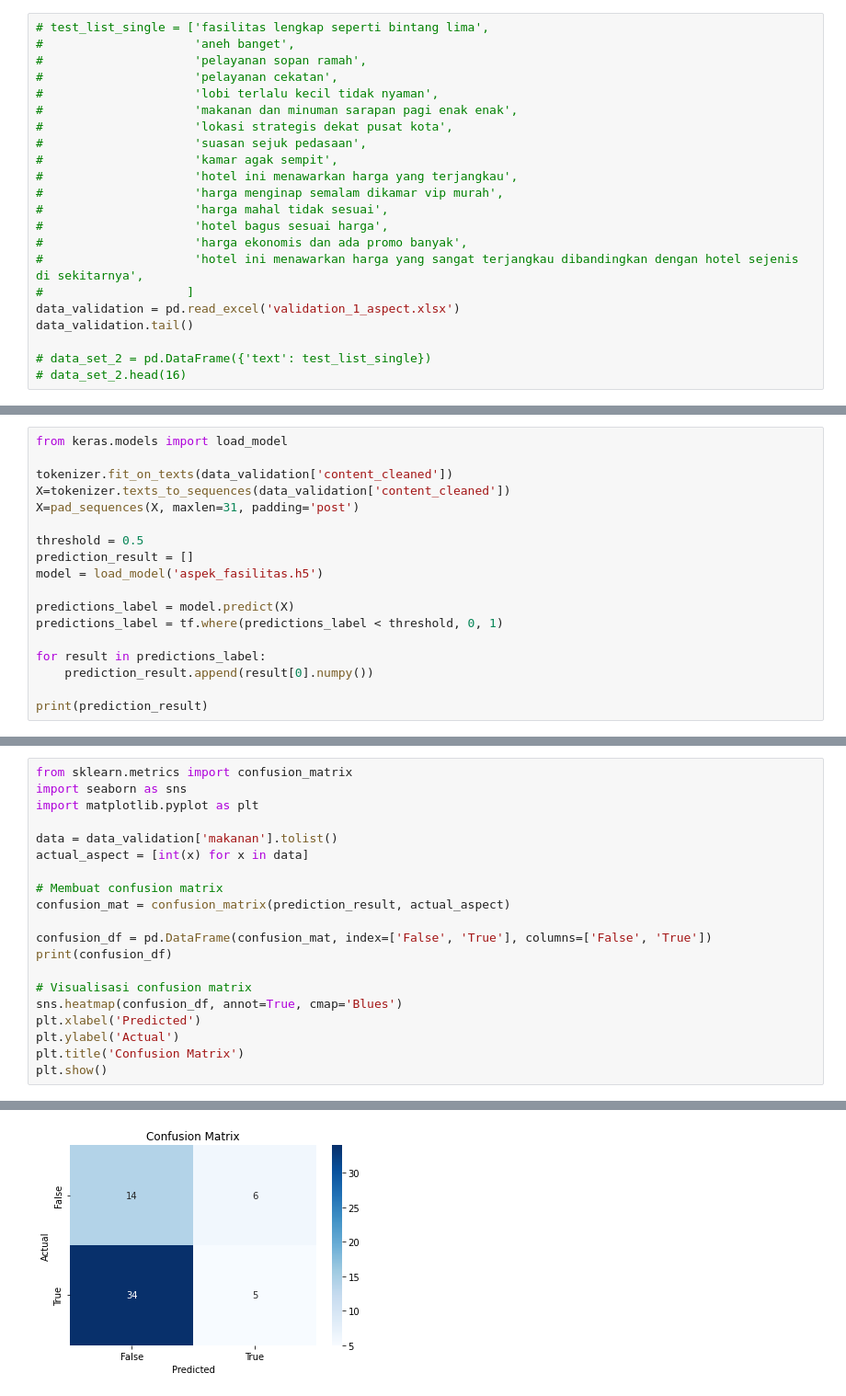
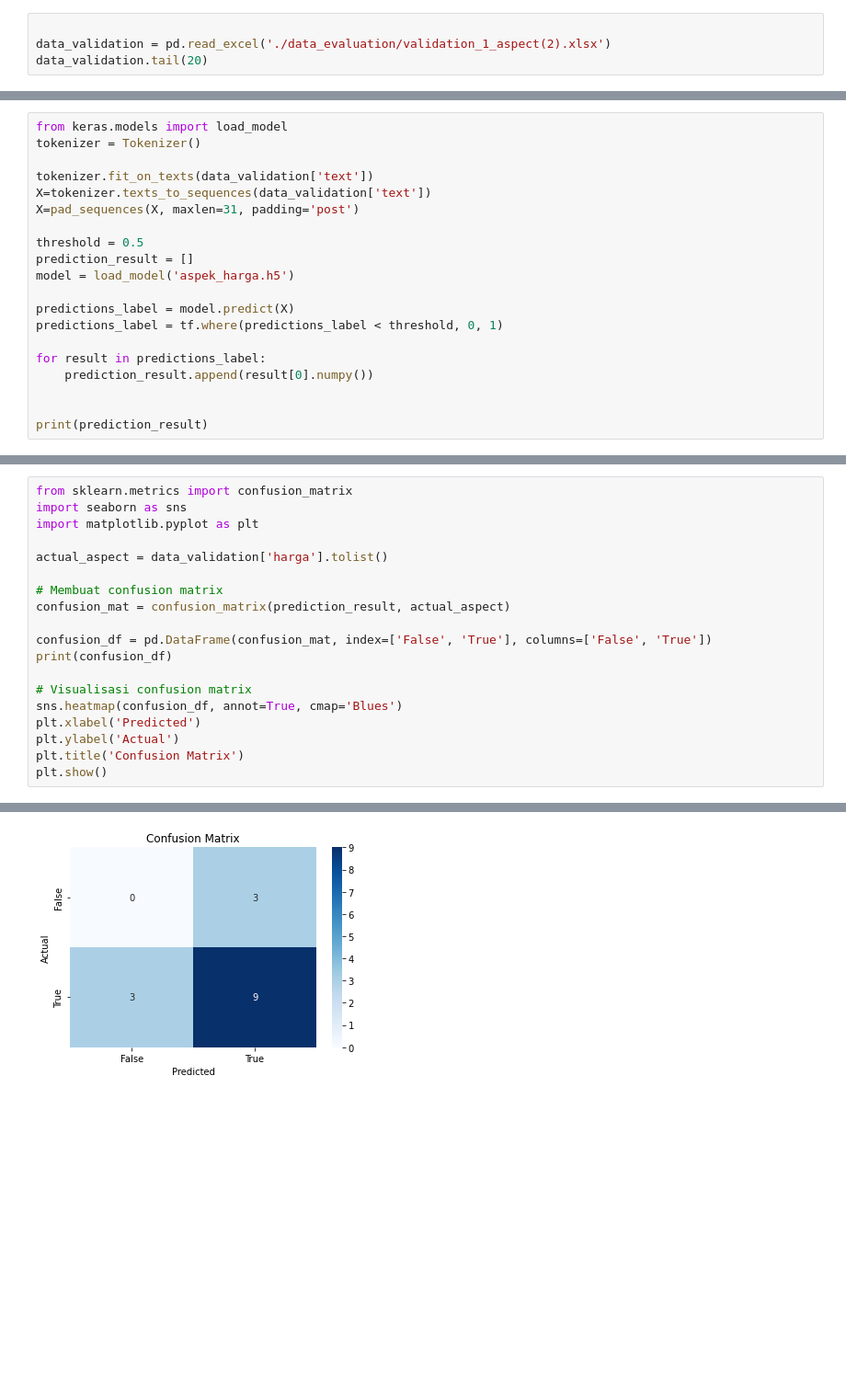
Before and after one commit to windiastri/multi-aspect-analysis, a Jupyter notebook: validate-single-aspect.ipynb, the cells around one changed output, grey strips where cells are left out. Shown at 92% size. Cells and saved outputs as stored; diff of their text form; blank space fills up the shorter version.

Commit message:
add data evaluation and fix training model flow

```diff
--- a/validate-single-aspect.ipynb
+++ b/validate-single-aspect.ipynb
@@ -12,24 +10,6 @@ tokenizer=Tokenizer()
 # %%
-# test_list_single = ['fasilitas lengkap seperti bintang lima',
-#                     'aneh banget',
-#                     'pelayanan sopan ramah',
-#                     'pelayanan cekatan',
-#                     'lobi terlalu kecil tidak nyaman',
-#                     'makanan dan minuman sarapan pagi enak enak',
-#                     'lokasi strategis dekat pusat kota',
-#                     'suasan sejuk pedasaan',
-#                     'kamar agak sempit',
-#                     'hotel ini menawarkan harga yang terjangkau',
-#                     'harga menginap semalam dikamar vip murah',
-#                     'harga mahal tidak sesuai',
-#                     'hotel bagus sesuai harga',
-#                     'harga ekonomis dan ada promo banyak',
-#                     'hotel ini menawarkan harga yang sangat terjangkau dibandingkan dengan hotel sejenis di sekitarnya',
-#                    ]
-data_validation = pd.read_excel('validation_1_aspect.xlsx')
-data_validation.tail()
 
-# data_set_2 = pd.DataFrame({'text': test_list_single})
-# data_set_2.head(16)
+data_validation = pd.read_excel('./data_evaluation/validation_1_aspect(2).xlsx')
+data_validation.tail(20)
 # %% [output]
 |  | text | makanan | fasilitas | pelayanan | kamar | harga | lokasi |
@@ -65,13 +62,14 @@ data_validation.head()
 # %%
 from keras.models import load_model
+tokenizer = Tokenizer()
 
-tokenizer.fit_on_texts(data_validation['content_cleaned'])
-X=tokenizer.texts_to_sequences(data_validation['content_cleaned'])
+tokenizer.fit_on_texts(data_validation['text'])
+X=tokenizer.texts_to_sequences(data_validation['text'])
 X=pad_sequences(X, maxlen=31, padding='post')
 
 threshold = 0.5
 prediction_result = []
-model = load_model('aspek_fasilitas.h5')
+model = load_model('aspek_harga.h5')
 
 predictions_label = model.predict(X)
 predictions_label = tf.where(predictions_label < threshold, 0, 1)
@@ -79,5 +77,6 @@ predictions_label = tf.where(predictions_label < threshold, 0, 1)
 for result in predictions_label:
     prediction_result.append(result[0].numpy())
 
+
 print(prediction_result)
 # %% [output]
@@ -87,8 +86,7 @@ from sklearn.metrics import confusion_matrix
 import seaborn as sns
 import matplotlib.pyplot as plt
 
-data = data_validation['makanan'].tolist()
-actual_aspect = [int(x) for x in data]
+actual_aspect = data_validation['harga'].tolist()
 
 # Membuat confusion matrix
 confusion_mat = confusion_matrix(prediction_result, actual_aspect)
@@ -109,4 +107,4 @@ True      34     5
-[figure, old version]
+[figure, new version]
 # %%
 y_pred = np.array(prediction_result)
 y_true = np.array(actual_aspect)
```
Also changed, not shown: parts of 8 cells of this notebook, 24 other files.
